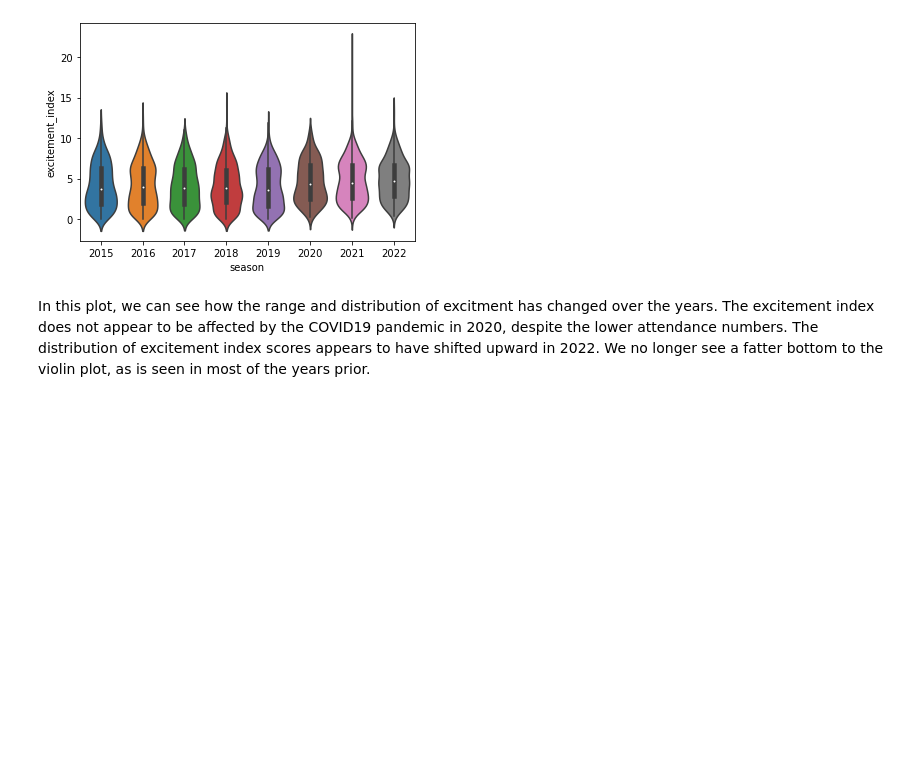
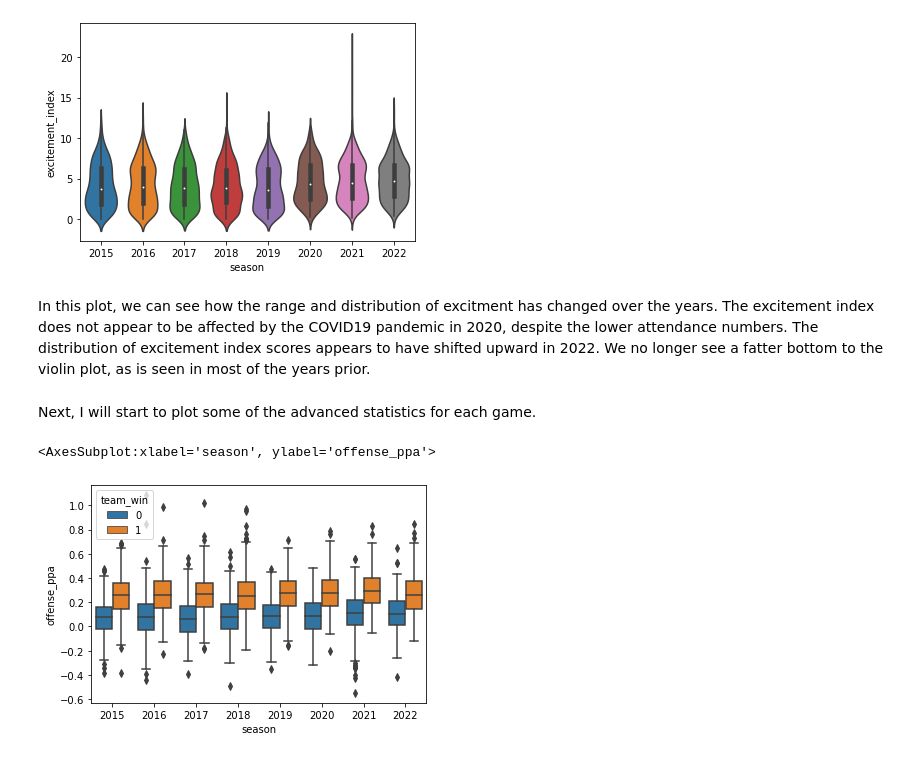
Before and after one commit to davidweck96/College-Football-Analysis, a Jupyter notebook: analysis.ipynb, the cells around one changed output. Saved outputs shown, nothing was run; the diff lists cells and outputs as text; code cells hidden in the pictures; blank space fills up the shorter version.

```diff
--- a/analysis.ipynb
+++ b/analysis.ipynb
@@ -347,3 +350,10 @@ sns.violinplot(data = game_stats_df_v1, x = 'season', y = 'excitement_index')
 [figure]
 # %% [markdown]
 In this plot, we can see how the range and distribution of excitment has changed over the years. The excitement index does not appear to be affected by the COVID19 pandemic in 2020, despite the lower attendance numbers. The distribution of excitement index scores appears to have shifted upward in 2022. We no longer see a fatter bottom to the violin plot, as is seen in most of the years prior.
+# %% [markdown]
+Next, I will start to plot some of the advanced statistics for each game.
+# %%
+sns.boxplot(data = game_stats_df_v1, x = 'season', y = 'offense_ppa', hue = 'team_win')
+# %% [output]
+<AxesSubplot:xlabel='season', ylabel='offense_ppa'>
+[figure, added]
```
Also changed, not shown: parts of 7 cells of this notebook.
